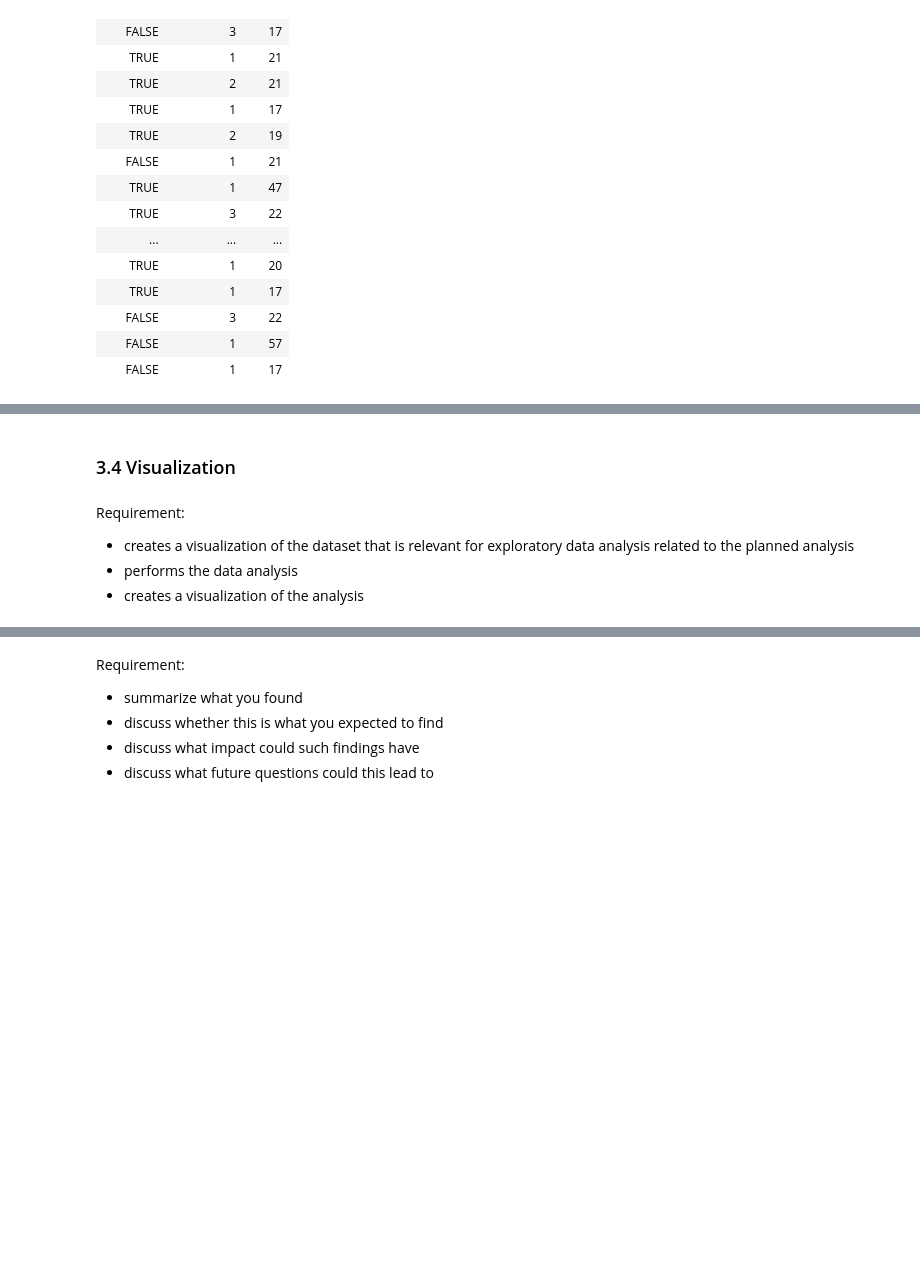
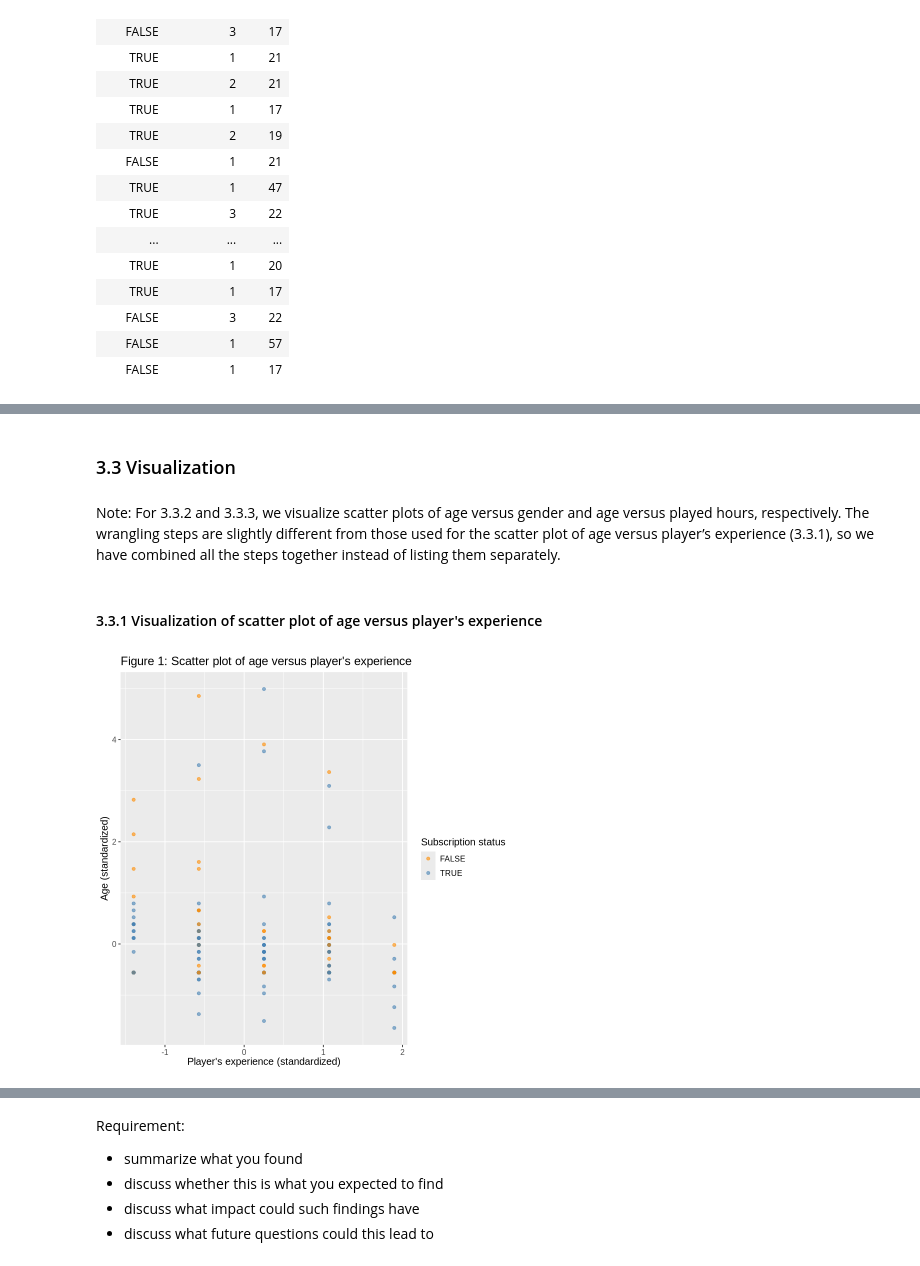
Before and after one commit to Sandyyyin/project_final_report, a Jupyter notebook: project_final_report_1.ipynb, the cells around one changed output, grey strips where cells are left out. Drawn from its saved outputs; the diff is of its cells as text; code cells hidden in the pictures; blank space fills up the shorter version.

```diff
--- a/project_final_report_1.ipynb
+++ b/project_final_report_1.ipynb
@@ -175,0 +167,8 @@ performs a summary of the data set that is relevant for exploratory data analysi
+# %%
+players_data_recipe <- recipe(subscribe ~ ., data = wrangling_players_data) |>
+    step_scale(all_predictors()) |>
+    step_center(all_predictors()) |>
+    prep()
+
+scaled_players_data <- bake(players_data_recipe, wrangling_players_data)
+scaled_players_data
@@ -176,7 +195,20 @@ performs a summary of the data set that is relevant for exploratory data analysi
 # %% [markdown]
-### 3.4 Visualization
+### 3.3 Visualization
-# %% [markdown]
-Requirement:
-- creates a visualization of the dataset that is relevant for exploratory data analysis related to the planned analysis
-- performs the data analysis
-- creates a visualization of the analysis
+# %% [markdown]
+Note: For 3.3.2 and 3.3.3, we visualize scatter plots of age versus gender and age versus played hours, respectively. The wrangling steps are slightly different from those used for the scatter plot of age versus player’s experience (3.3.1), so we have combined all the steps together instead of listing them separately.
+# %% [markdown]
+#### 3.3.1 Visualization of scatter plot of age versus player's experience
+# %%
+experi_age <- scaled_players_data |>
+    ggplot(aes(x = experience, y = Age, color = subscribe)) +
+    geom_point(alpha = 0.6) +
+    labs(x = "Player's experience (standardized)",
+         y = "Age (standardized)",
+         color = "Subscription status") +
+    scale_color_manual(values = c("darkorange", "steelblue")) +
+    theme(text = element_text(size = 12)) +
+    ggtitle("Figure 1: Scatter plot of age versus player's experience")
+
+experi_age
+# %% [output]
+[figure, added]
```
Also changed, not shown: parts of 19 cells of this notebook.
